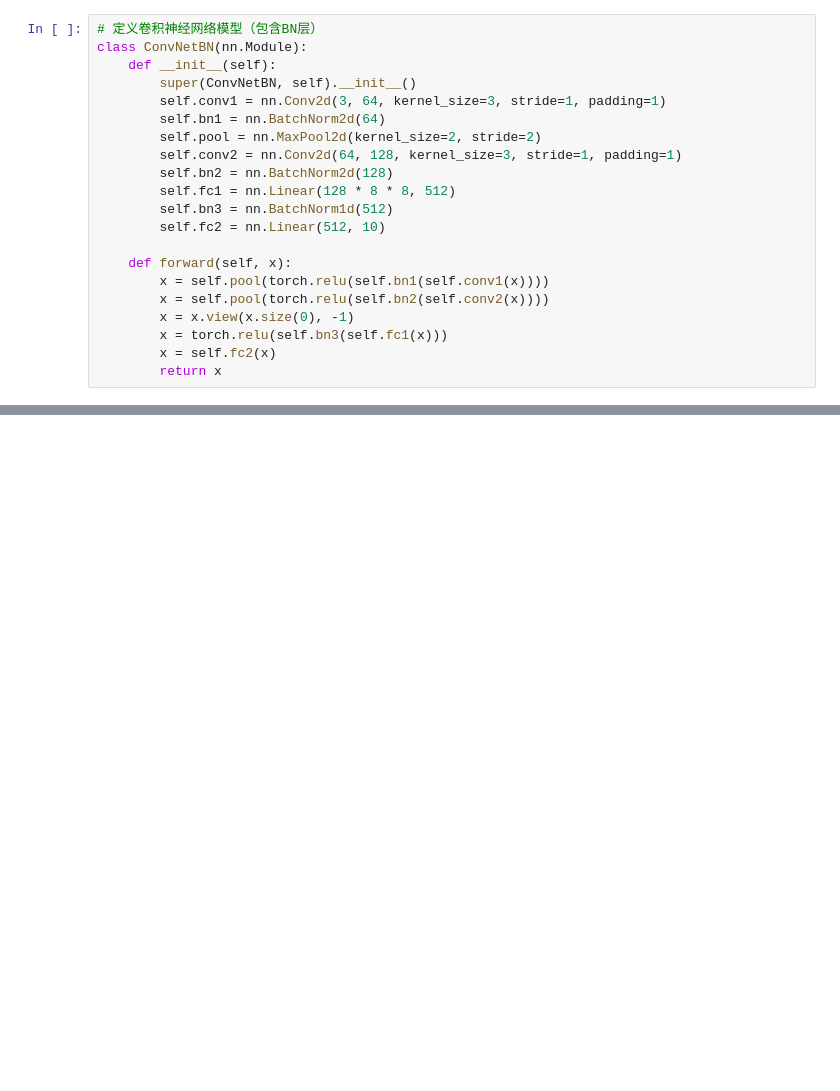
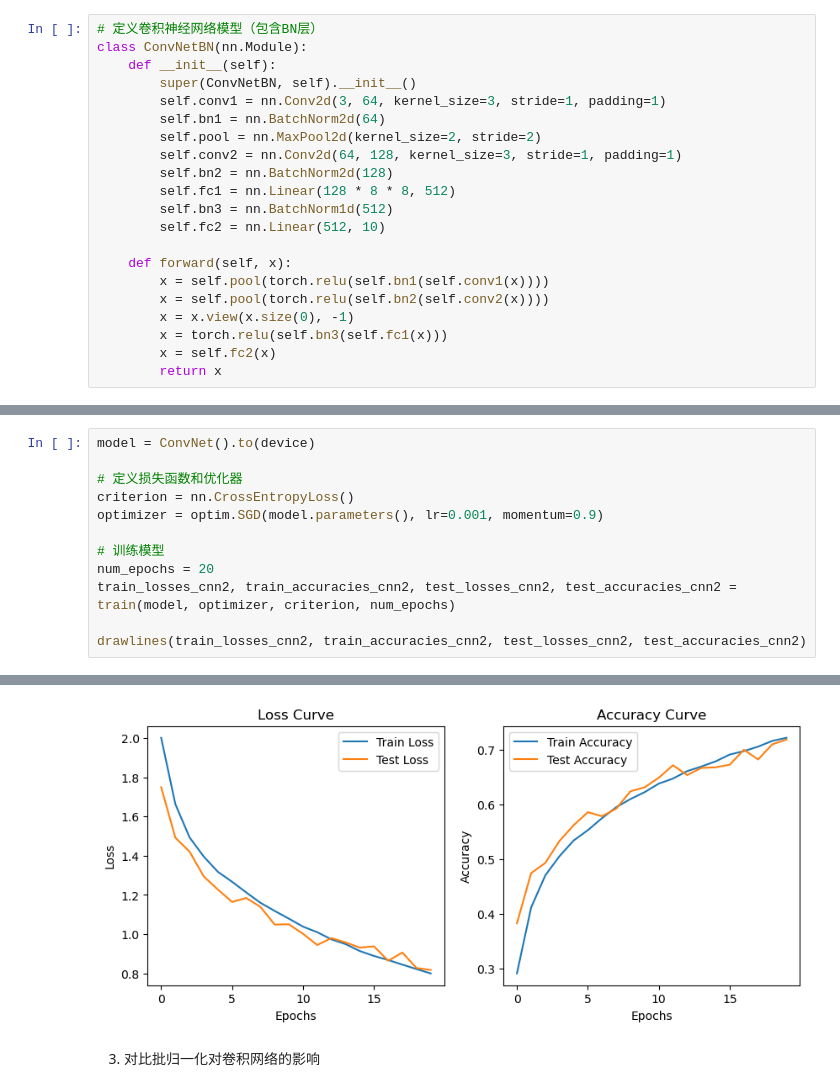
Before and after one commit to JaegerZhao/DeepLearning, a Jupyter notebook: 3 PyTorch实战_CIFAR10图像分类/CNN.ipynb, the cells around one changed output, grey strips where cells are left out. Saved outputs shown, nothing was run; the diff lists cells and outputs as text; blank space fills up the shorter version.

```diff
--- a/3 PyTorch实战_CIFAR10图像分类/CNN.ipynb
+++ b/3 PyTorch实战_CIFAR10图像分类/CNN.ipynb
@@ -543,0 +558,13 @@ plt.show()
+# %%
+model = ConvNet().to(device)
+
+# 定义损失函数和优化器
+criterion = nn.CrossEntropyLoss()
+optimizer = optim.SGD(model.parameters(), lr=0.001, momentum=0.9)
+
+# 训练模型
+num_epochs = 20
+train_losses_cnn2, train_accuracies_cnn2, test_losses_cnn2, test_accuracies_cnn2 = train(model, optimizer, criterion, num_epochs)
+
+drawlines(train_losses_cnn2, train_accuracies_cnn2, test_losses_cnn2, test_accuracies_cnn2)
+# %% [output]
@@ -544,3 +591,6 @@ plt.show()
+[figure, added]
+# %% [markdown]
+3. 对比批归一化对卷积网络的影响
 # %%
 # 批归一化
 
```
Also changed, not shown: parts of 34 cells of this notebook.
